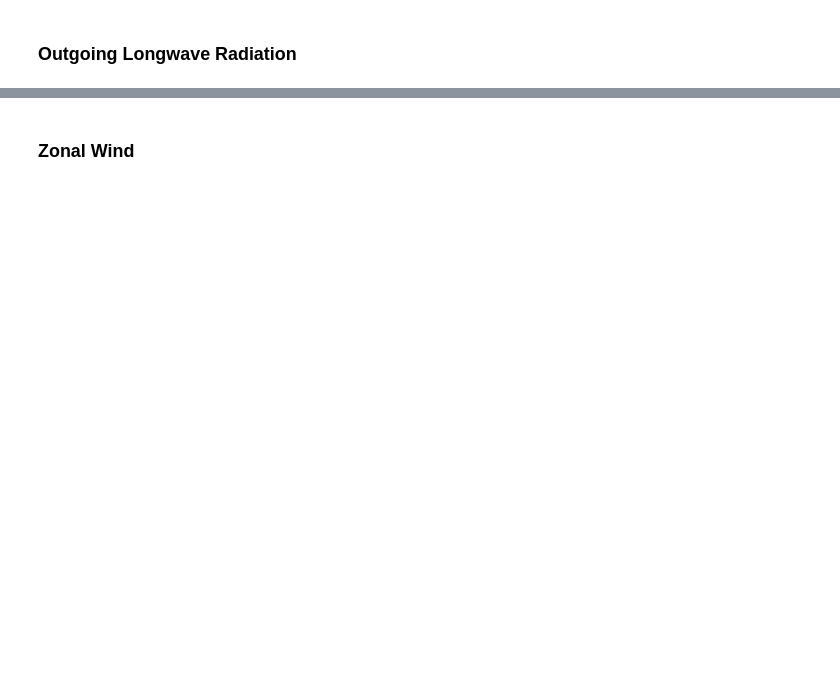
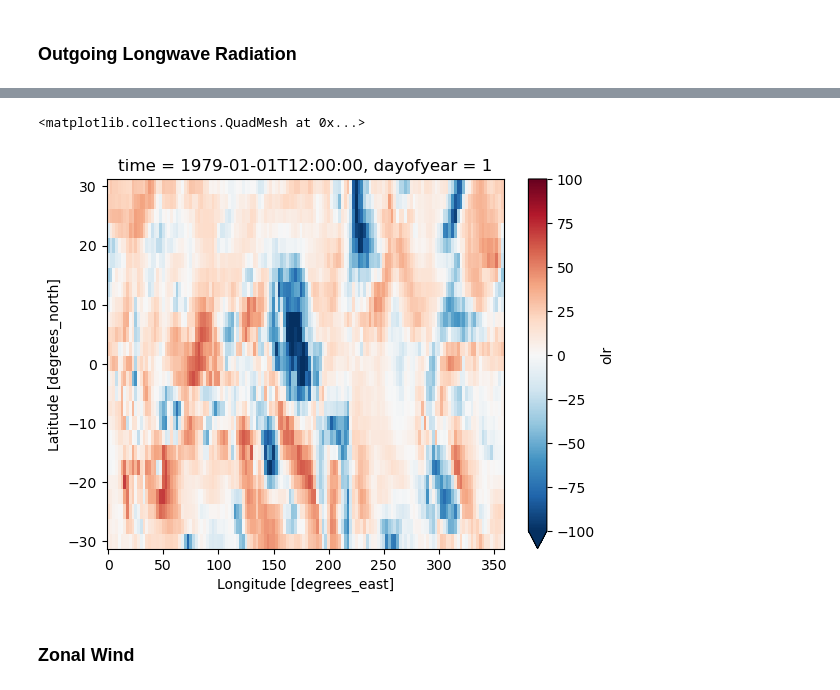
Before and after one commit to r-ford/spectral-analysis-cookbook, a Jupyter notebook: notebooks/ml-application.ipynb, the cells around one changed output, grey strips where cells are left out. Cells and saved outputs as stored; diff of their text form; code cells hidden in the pictures; blank space fills up the shorter version.

```diff
--- a/notebooks/ml-application.ipynb
+++ b/notebooks/ml-application.ipynb
@@ -129,0 +182,26 @@ conservative
+# %%
+# Check for days with any NaN values
+nan_days = olr_daily_ds['olr'].isnull().all(dim=['lat', 'lon'])
+nan_dates = olr_daily_ds.time[nan_days.compute()].values
+
+# Count and print the number of NaN days
+num_nan_days = len(nan_dates)
+print(f"Found {num_nan_days} days with all NaN values.")
+
+# Print the dates of the NaN days
+if num_nan_days > 0:
+    print("Dates with all NaN values:")
+    for date in nan_dates:
+        print(pd.to_datetime(str(date)).strftime('%Y-%m-%d'))
+
+# Linearly interpolate over the time dimension
+olr_daily_ds = olr_daily_ds.chunk(dict(time=-1))
+
+olr_daily_ds_interp = olr_daily_ds.interpolate_na(dim='time', method='linear')
+
+# Verify that there are no more NaNs
+nan_count_after_interp = olr_daily_ds_interp['olr'].isnull().sum()
+print(f"\nTotal number of NaN values after interpolation: {nan_count_after_interp}")
+
+# You can now use olr_daily_ds_interp for further analysis
+olr_daily_ds = olr_daily_ds_interp
@@ -129,0 +358,9 @@ conservative
+# %%
+# Calculate the daily climatology
+climatology = olr_daily_ds.groupby('time.dayofyear').mean('time')
+
+# Calculate the anomalies by subtracting the climatology
+olr_anom_daily_ds = olr_daily_ds.groupby('time.dayofyear') - climatology
+
+# You can then inspect the result
+olr_anom_daily_ds
@@ -129,0 +436,5 @@ conservative
+# %%
+olr_anom_daily_ds.olr.isel(time=0).plot(cmap='RdBu_r', vmax=100, vmin=-100)
+# %% [output]
+<matplotlib.collections.QuadMesh at 0x...>
+[figure, added]
```
Also changed, not shown: parts of 26 cells of this notebook, 1 other file.
